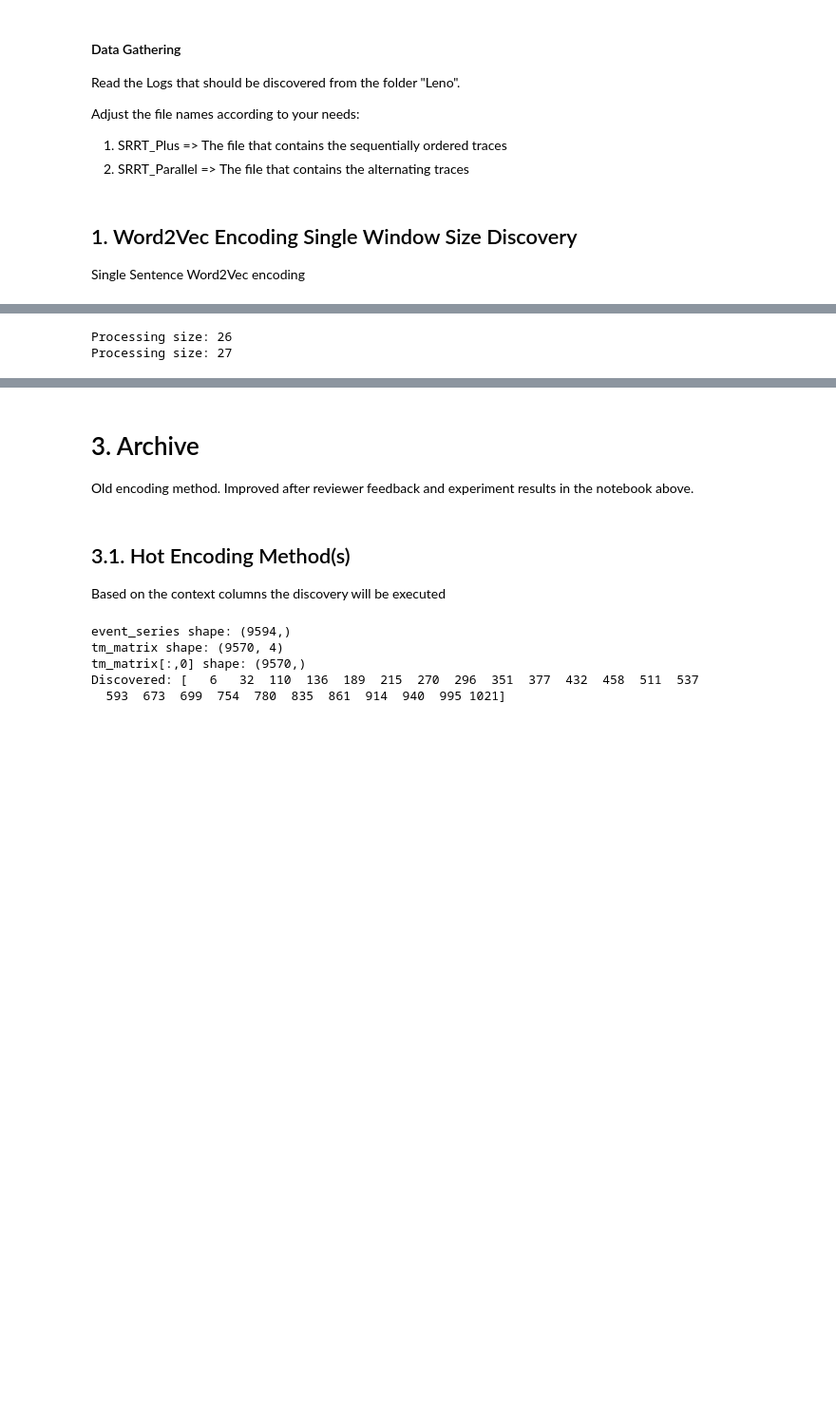
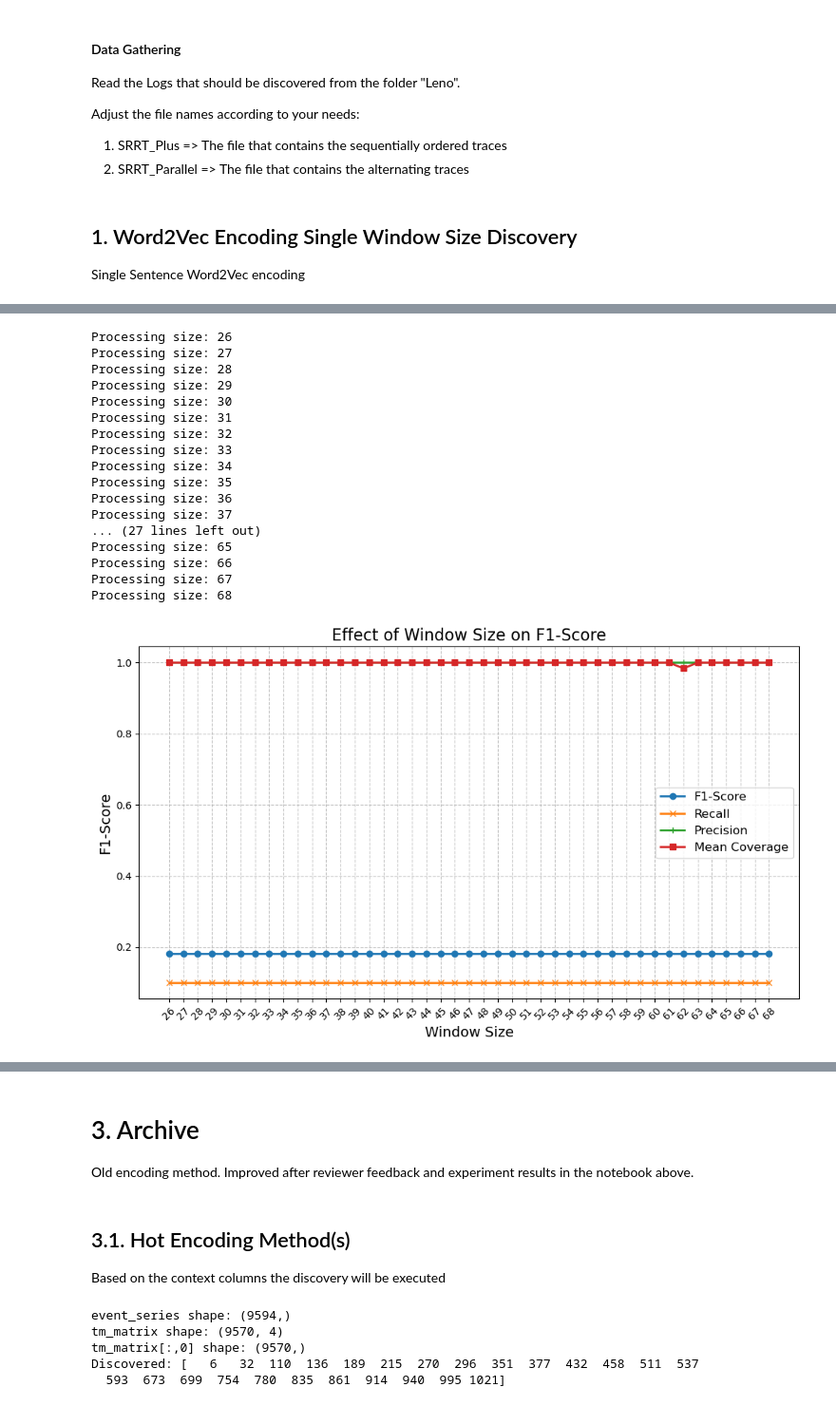
Before and after one commit to thohenadl/TimeSeriesInRPM, a Jupyter notebook: BPM_Tech_Forum.ipynb, the cells around one changed output, grey strips where cells are left out. Shown at 95% size. Drawn from its saved outputs; the diff is of its cells as text; code cells hidden in the pictures; blank space fills up the shorter version.

```diff
--- a/BPM_Tech_Forum.ipynb
+++ b/BPM_Tech_Forum.ipynb
@@ -147,23 +285,28 @@ Fixed t=10, w_S = range(26,68)
 # %%
 # ---- Inputs ----
-log_to_discover = srrt_plus_log
-log_to_discover_name = "SRRT_Plus"
+# Select the log to discover motifs from
+# log_to_discover = srrt_plus_log
+# log_to_discover_name = "SRRT_Plus"
 # OR
-# log_to_discover = srrt_parallel_log
-# log_to_discover_name = "SRRT_Parallel"
+log_to_discover = srrt_parallel_log
+log_to_discover_name = "SRRT_Parallel"
 
 ContextColumns = ["targetApp","eventType","url","target.workbookName","target.sheetName","target.id","target.class","target.tagName","target.type","target.name","target.innerText","target.checked","target.href","target.option","target.title","target.innerHTML"]
-# ContextColumns = ['eventType', 'targetApp', 'target.tagName', 'target.name']
 
 NumberOfMotifsToDiscover = 10
 
+#########################
+# ---- Do not change ----
+#########################
 # ---- Clean log ----
 if "tuple:id" in log_to_discover.columns:
     log_to_discover = log_to_discover.drop(columns=["tuple:id"])
 
 ui_log_encoded_w2v = util.util.encode_word2vec(srrt_plus_log, orderedColumnsList=ContextColumns)
 
-groundTruth = util.util.generate_caseid_list(log_to_discover)
+# ---- Generate ground truth ----
+case_id_list = util.util.generate_caseid_list(srrt_plus_log, column="caseid")
+groundTruth = [first_index for _, first_index, _ in case_id_list]
 groundTruth_set = set(groundTruth)
 ground_truth_sum = len(groundTruth)
 
@@ -173,7 +316,7 @@ results = []
 # ---- Main loop ----
 size = 26
 discovery_repeat = False
-while size <= 67:
+while size <= 68:
     print(f"Processing size: {size}")
     motif_distances, motif_indices, motif_subspaces, motif_mdls = util.util.mine_w2v(ui_log_encoded_w2v,size,NumberOfMotifsToDiscover)
 
@@ -181,12 +324,13 @@ while size <= 67:
     if discovered_set or discovery_repeat:
 
         # insert_spots, motif_spots, overlapDF = util.util.compare_sets(groundTruth_set, discovered_set, (size/2))
-        insert_spots, motif_spots, overlapDF = util.util.compare_sets_IoU(groundTruth_set, discovered_set, window_size=size, iou_threshold=0.5)
+        insert_spots, motif_spots, overlapDF = util.util.compute_discovery_coverage(case_id_list, set(motif_indices[0]), size, threshold=0.7)
+        mean_coverage = 0
 
-        if 'IoU' in overlapDF.columns:
-            mean_iou = overlapDF.loc[:, "IoU"].mean()
+        if 'coverage' in overlapDF.columns:
+            mean_coverage = overlapDF.loc[:, "coverage"].mean()
         else:
-            mean_iou = 0
+            mean_coverage = 0
 
         true_positives = len(insert_spots)
         false_positives = NumberOfMotifsToDiscover - true_positives
@@ -204,40 +348,56 @@ while size <= 67:
             'precision': precision,
             'recall': recall,
             'f1_score': f1_score,
-            'mean_iou': mean_iou,
+            'mean_coverage': mean_coverage,
             'discovered_indexes': motif_indices,
             'motif_count': NumberOfMotifsToDiscover
         })
         size += 1
         discovery_repeat = False
     else:
         discovery_repeat = True
 
 
 # ---- Save the results ----
 results_df = pd.DataFrame(results)
 timestamp = datetime.now().strftime("%y%m%d_%H%M")
-results_df.to_csv(f'ExperimentResult/{timestamp}_w2v_iuo_{log_to_discover_name}_windowSize-EX1.csv', index=False)
+results_df.to_csv(f'ExperimentResult/windowSize-EX2_{log_to_discover_name}_{timestamp}.csv', index=False)
 # print(results_df)
 
 # ---- Plot F1-Score vs Window Size ----
 plt.figure(figsize=(10, 6))
 plt.plot(results_df['window_size'], results_df['f1_score'], marker='o', linewidth=2, label='F1-Score')
 plt.plot(results_df['window_size'], results_df['recall'], marker='x', linewidth=2, label='Recall')
 plt.plot(results_df['window_size'], results_df['precision'], marker='+', linewidth=2, label='Precision')
-plt.plot(results_df['window_size'], results_df['mean_iou'], marker='s', linewidth=2, label='Mean IoU')
+plt.plot(results_df['window_size'], results_df['mean_coverage'], marker='s', linewidth=2, label='Mean Coverage')
 
 plt.title('Effect of Window Size on F1-Score', fontsize=16)
 plt.xlabel('Window Size', fontsize=14)
 plt.ylabel('F1-Score', fontsize=14)
 plt.xticks(results_df['window_size'], rotation=45)
 plt.grid(True, linestyle='--', alpha=0.7)
 plt.tight_layout()
 plt.legend(fontsize=12)
 # ---- Save to file ----
-plt.savefig(f"ExperimentResult/{timestamp}_plot_{log_to_discover_name}_windowSize-EX1.png", dpi=300, bbox_inches='tight')
+plt.savefig(f"ExperimentResult/windowSize-EX2_{log_to_discover_name}_plot_{timestamp}.png", dpi=300, bbox_inches='tight')
 plt.show()
 # %% [output]
 Processing size: 26
 Processing size: 27
+Processing size: 28
+Processing size: 29
+Processing size: 30
+Processing size: 31
+Processing size: 32
+Processing size: 33
+Processing size: 34
+Processing size: 35
+Processing size: 36
+Processing size: 37
+... (27 lines left out)
+Processing size: 65
+Processing size: 66
+Processing size: 67
+Processing size: 68
+[figure, added]
 # %% [markdown]
```
Also changed, not shown: parts of 12 cells of this notebook, 6 other files.
